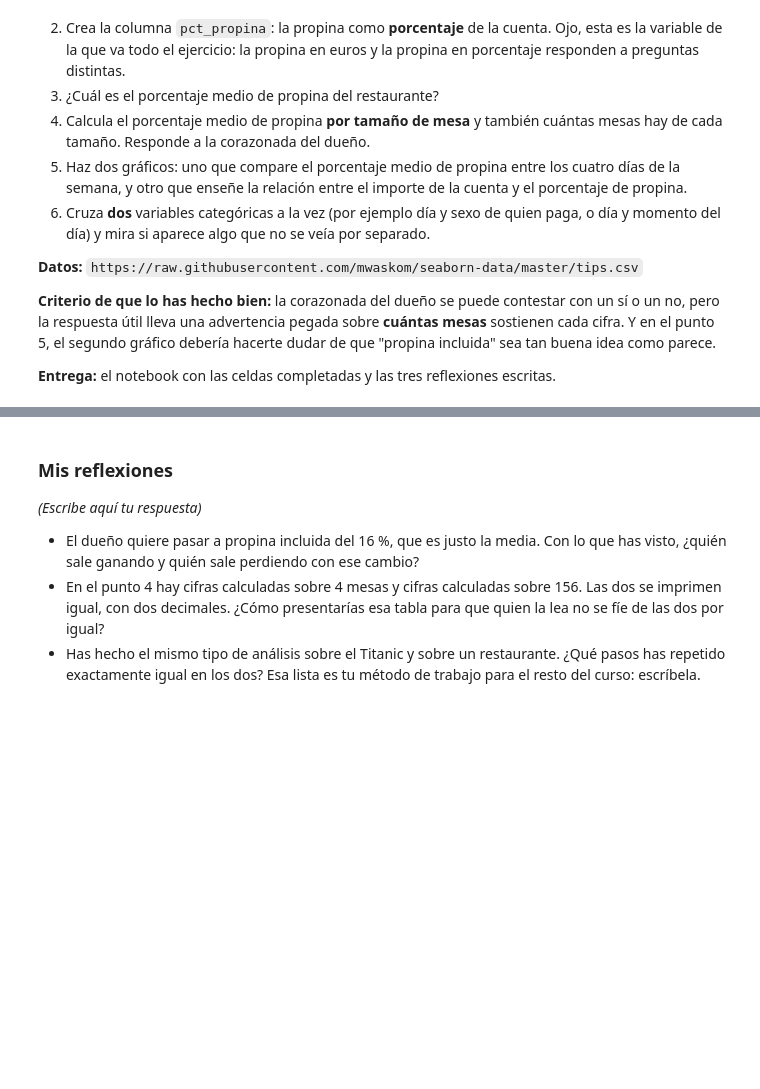
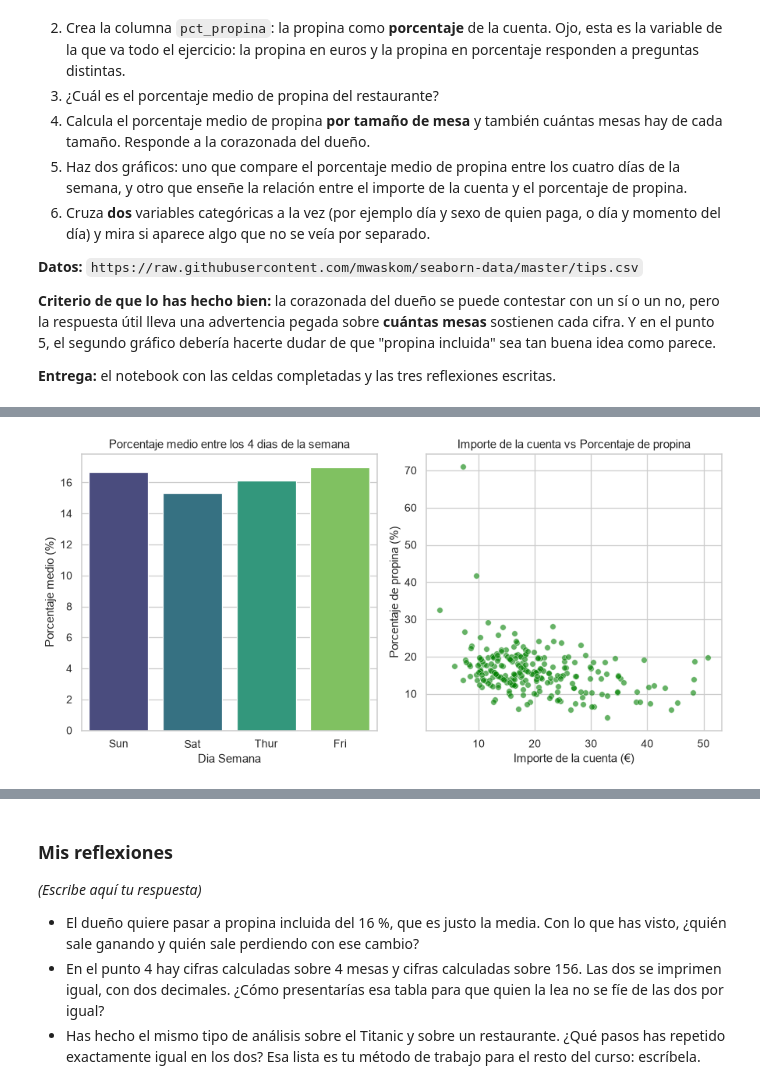
Before and after one commit to alejandrogghh05-web/Data-Science-Prj, a Jupyter notebook: Act2/Act_Alejandro/Ejercicios.ipynb, the cells around one changed output, grey strips where cells are left out. Cells and saved outputs as stored; diff of their text form; code cells hidden in the pictures; blank space fills up the shorter version.

```diff
--- a/Act2/Act_Alejandro/Ejercicios.ipynb
+++ b/Act2/Act_Alejandro/Ejercicios.ipynb
@@ -663,3 +671,86 @@ incluida" sea tan buena idea como parece.
 # TODO: completa esta celda
 # El porcentaje de propina es una columna nueva, no una que venga en el fichero.
 # Antes de dar por buena una media por grupo, mira cuántas filas tiene ese grupo: `.agg()` te da las dos cosas a la vez.
+
+# 1. Carga el fichero y haz el diagnóstico de siempre: tamaño, tipos, nulos.
+URL = 'https://raw.githubusercontent.com/mwaskom/seaborn-data/master/tips.csv'
+df = pd.read_csv(URL)
+
+## Tamaño, tipos y nulos
+print("\n------------------ Información general ------------------")
+print(df.info())
+
+print("\n------------------ Resumen ------------------")
+print(df.describe().round(2))
+
+print("------------------ Nulos ------------------")
+print(df.isnull().sum())
+
+# 2. Crea la columna `pct_propina`: la propina como **porcentaje** de la cuenta. Ojo, esta es
+    # la variable de la que va todo el ejercicio: la propina en euros y la propina en porcentaje responden a preguntas distintas.
+df["pct_propina"] = (df["tip"] / df["total_bill"]) * 100
+
+# 3.¿Cuál es el porcentaje medio de propina del restaurante?
+prc_medio = df["pct_propina"].mean()
+
+
+# 4. Calcula el porcentaje medio de propina **por tamaño de mesa** y también cuántas
+    # mesas hay de cada tamaño. Responde a la corazonada del dueño.
+mesas_df = df.groupby("size")["pct_propina"].agg(['mean', 'count']).round(2)
+
+
+# 5. Haz dos gráficos: uno que compare el porcentaje medio de propina entre los cuatro días de la semana,
+    # y otro que enseñe la relación entre el importe de la cuenta y el porcentaje de propina.
+fig, axes = plt.subplots(1, 2, figsize=(10, 5))
+
+## Primer gráfico: Barplot (Barras)
+sns.barplot(
+      data=df, # Dataframe
+      x='day', # Value at x
+      y='pct_propina', # Value at y
+      ax=axes[0], # Axes position
+      errorbar=None, # Remove the line of error
+      palette="viridis", # Change colors of each bar
+      hue="day", # Asigna un valor de color distinto a cada dia de la semana
+      legend=False) # Quitar legenda de colores generado por hue
+
+axes[0].set_title('Porcentaje medio entre los 4 dias de la semana')
+axes[0].set_xlabel('Dia Semana')
+axes[0].set_ylabel('Porcentaje medio (%)')
+
+## Segundo gráfico: Scatterplot
+
+sns.scatterplot(
+    data=df,
+    x='total_bill',
+    y='pct_propina',
+    ax=axes[1],
+    color="green", # Color of the points
+    alpha=0.6 # Transparecia de los puntos
+)
+axes[1].set_title('Importe de la cuenta vs Porcentaje de propina')
+axes[1].set_xlabel('Importe de la cuenta (€)')
+axes[1].set_ylabel('Porcentaje de propina (%)')
+
+plt.tight_layout()
+plt.show()
+
+# 6. Cruza **dos** variables categóricas a la vez (por ejemplo día y sexo de quien paga,
+    #  o día y momento del día) y mira si aparece algo que no se veía por separado.
+
+sex_time = df.groupby(["time", "sex"])["pct_propina"].agg(['mean', 'count']).round(2)
+
+print(sex_time)
+
+sex_time['mean'].plot(kind="bar", color="red", edgecolor="black", figsize=(8, 5))
+
+plt.title("Porcentaje medio de propina por Turno y Sexo")
+plt.xlabel("Turno y Sexo (Comida/Cena)")
+plt.ylabel("Porcentaje Medio (%)")
+
+# Etiquetas rotadas
+plt.xticks(rotation=45)
+
+plt.tight_layout()
+plt.show()
+# %% [output]
@@ -665,0 +774 @@ incluida" sea tan buena idea como parece.
+[figure, added]
```
Also changed, not shown: parts of 3 cells of this notebook, 1 other file.
